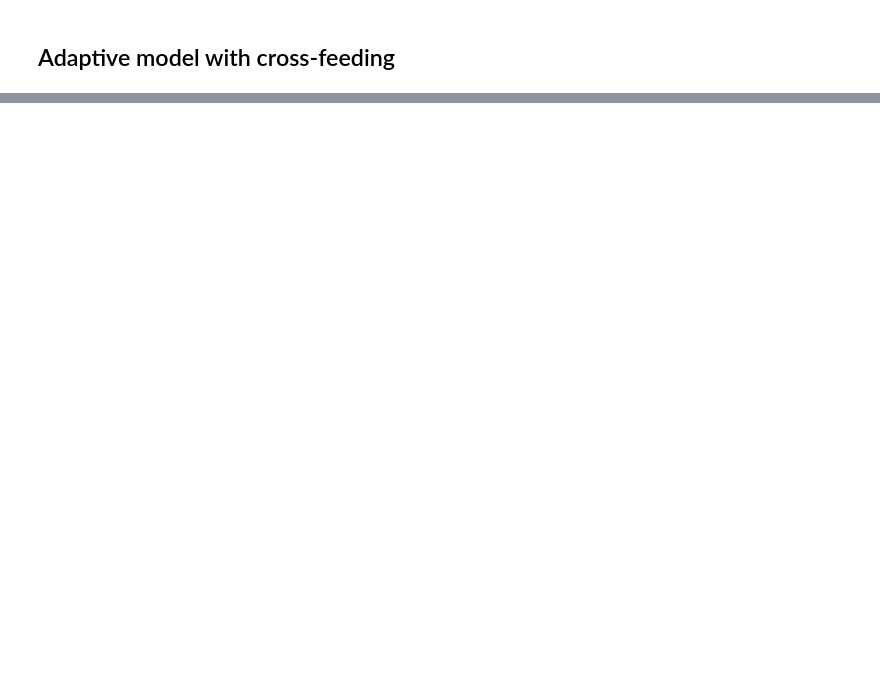
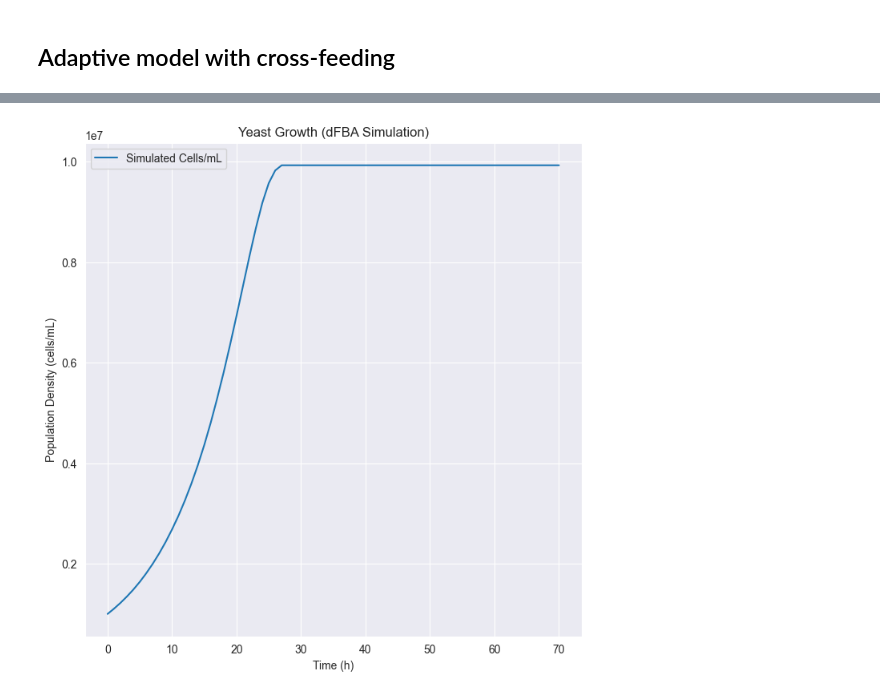
Before and after one commit to vivarium-collective/CRM, a Jupyter notebook: Notebooks/Explore_adaptive_model.ipynb, the cells around one changed output, grey strips where cells are left out. Saved outputs shown, nothing was run; the diff lists cells and outputs as text; code cells hidden in the pictures; blank space fills up the shorter version.

Commit message:
Modified to include dfba from predicting culture data

```diff
--- a/Notebooks/Explore_adaptive_model.ipynb
+++ b/Notebooks/Explore_adaptive_model.ipynb
@@ -195,0 +199,4 @@ t, sol = sim_cross.run(plot=True)
+# %%
+mod = read_sbml_model("/Users/edwin/Downloads/iMM904.xml")
+# %%
+media = mod.medium
@@ -195,0 +205,5 @@ t, sol = sim_cross.run(plot=True)
+# %%
+media['EX_gal_e'] = 100
+media['EX_etoh_e'] = 0
+# %%
+mod.medium	= media
@@ -195,0 +260,54 @@ t, sol = sim_cross.run(plot=True)
+# %%
+# Convert fluxes to population densities
+gDW_per_cell = 4.765e-11
+initial_cells_per_ml = 1e6
+initial_biomass = initial_cells_per_ml * gDW_per_cell
+
+# Setup
+initial_conditions = {
+    "biomass": initial_biomass,    # gDW/mL
+    "galactose": 5.0e-3,
+    "ethanol": 0.0                 #mmol/L (≈ mM)
+}
+
+# Map exchange reactions (you can add more)
+substrate_to_reaction_map = {
+    "galactose": "EX_gal_e",
+    "ethanol": "EX_etoh_e"
+}
+
+# Kinetic parameters: Km (mM), Vmax (mmol/gDW/h)
+kinetic_params = {
+    "galactose": (1.e-3,1),
+    "ethanol": (9.67e-3,1)
+}
+
+# Biomass tracking
+biomass_name_map = ("biomass", "BIOMASS_SC5_notrace")
+
+# Run simulation
+results = perform_dfba(
+    mod,
+    initial_conditions,
+    kinetic_params,
+    substrate_to_reaction_map,
+    biomass_name_map,
+    dt=1.5,
+    total_steps=70
+)
+
+# Convert gDW/mL to cells/mL
+cells_per_ml = [x / gDW_per_cell for x in results["biomass"]]
+
+# Plot
+import matplotlib.pyplot as plt
+plt.figure(figsize=(8, 8))
+plt.plot(range(71), cells_per_ml, label="Simulated Cells/mL")
+plt.xlabel("Time (h)")
+plt.ylabel("Population Density (cells/mL)")
+plt.title("Yeast Growth (dFBA Simulation)")
+plt.legend()
+plt.grid(True)
+plt.show()
+# %% [output]
+[figure, added]
```
Also changed, not shown: parts of 13 cells of this notebook, 1 other file.
